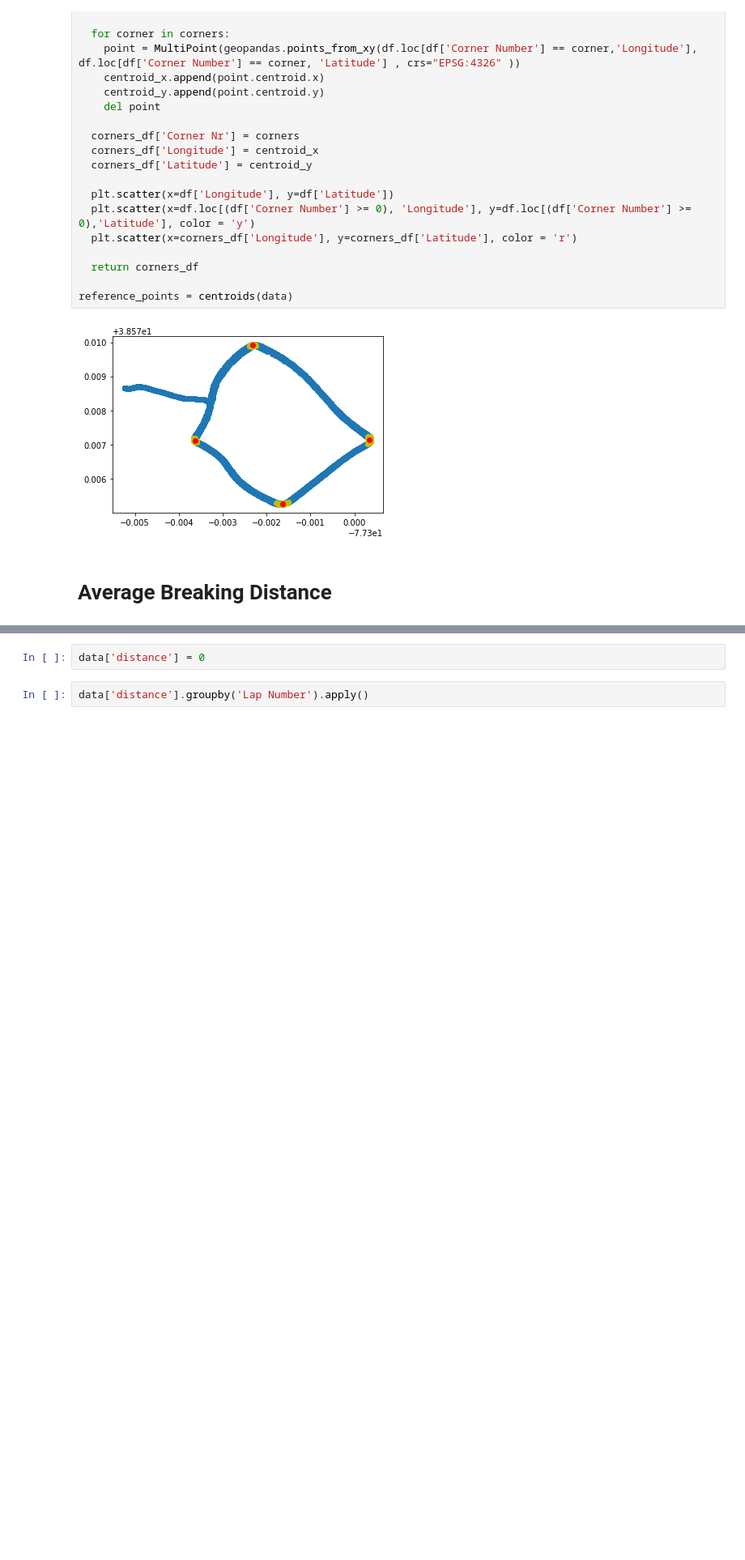
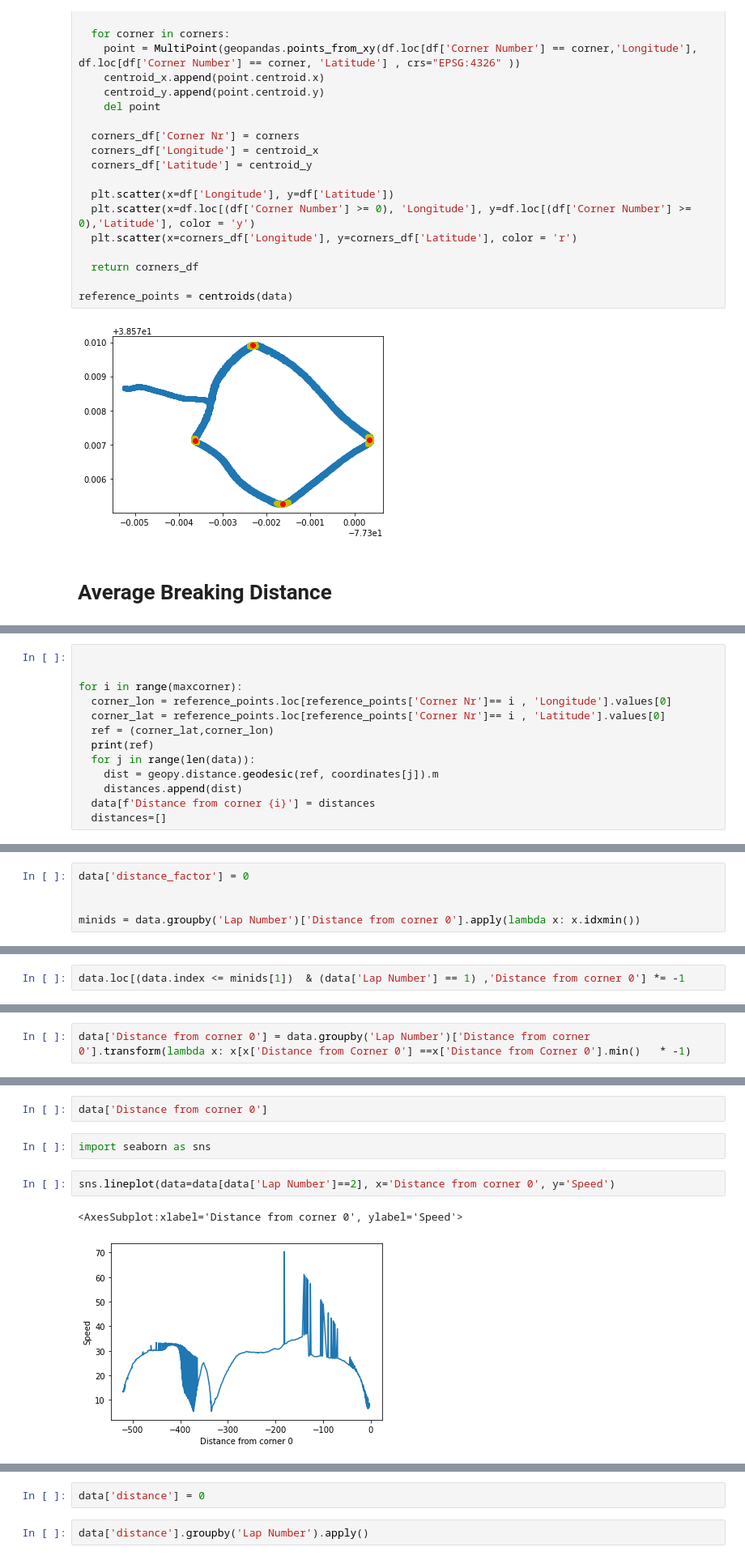
Before and after one commit to pyagoubi/Motorcycle-data, a Jupyter notebook: Motorcycle.ipynb, the cells around one changed output, grey strips where cells are left out. Shown at 81% size. Cells and saved outputs as stored; diff of their text form; blank space fills up the shorter version.

```diff
--- a/Motorcycle.ipynb
+++ b/Motorcycle.ipynb
@@ -139,0 +158,13 @@ reference_points = centroids(data)
+# %%
+
+
+for i in range(maxcorner):
+  corner_lon = reference_points.loc[reference_points['Corner Nr']== i , 'Longitude'].values[0]
+  corner_lat = reference_points.loc[reference_points['Corner Nr']== i , 'Latitude'].values[0]
+  ref = (corner_lat,corner_lon)
+  print(ref)
+  for j in range(len(data)):
+    dist = geopy.distance.geodesic(ref, coordinates[j]).m
+    distances.append(dist)
+  data[f'Distance from corner {i}'] = distances
+  distances=[]
@@ -139,0 +175,5 @@ reference_points = centroids(data)
+# %%
+data['distance_factor'] = 0
+
+
+minids = data.groupby('Lap Number')['Distance from corner 0'].apply(lambda x: x.idxmin())
@@ -139,0 +186,2 @@ reference_points = centroids(data)
+# %%
+data.loc[(data.index <= minids[1])  & (data['Lap Number'] == 1) ,'Distance from corner 0'] *= -1
@@ -139,0 +203,2 @@ reference_points = centroids(data)
+# %%
+data['Distance from corner 0'] = data.groupby('Lap Number')['Distance from corner 0'].transform(lambda x: x[x['Distance from Corner 0'] ==x['Distance from Corner 0'].min()   * -1)
@@ -139,0 +220,9 @@ reference_points = centroids(data)
+# %%
+data['Distance from corner 0']
+# %%
+import seaborn as sns
+# %%
+sns.lineplot(data=data[data['Lap Number']==2], x='Distance from corner 0', y='Speed')
+# %% [output]
+<AxesSubplot:xlabel='Distance from corner 0', ylabel='Speed'>
+[figure, added]
```
Also changed, not shown: parts of 22 cells of this notebook.
